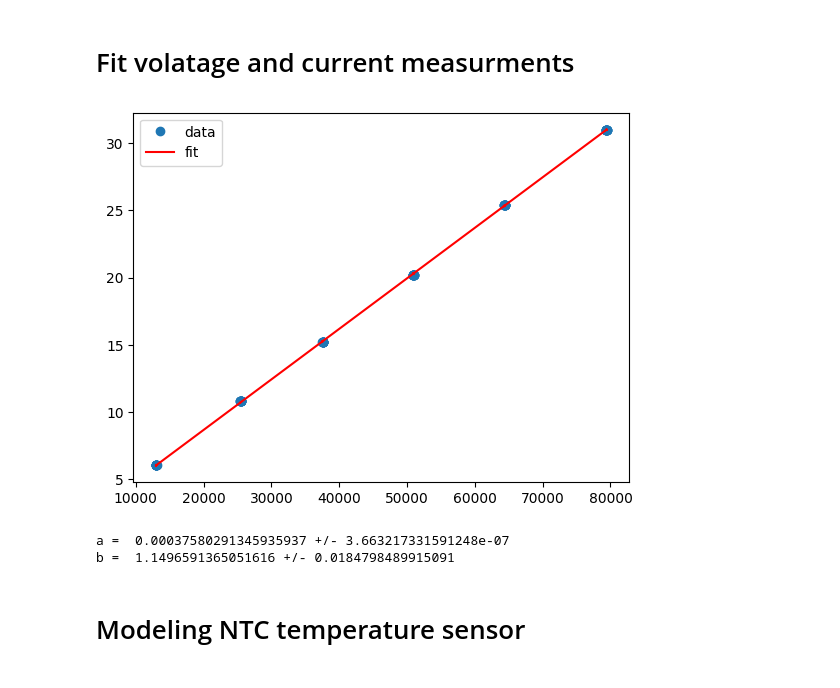
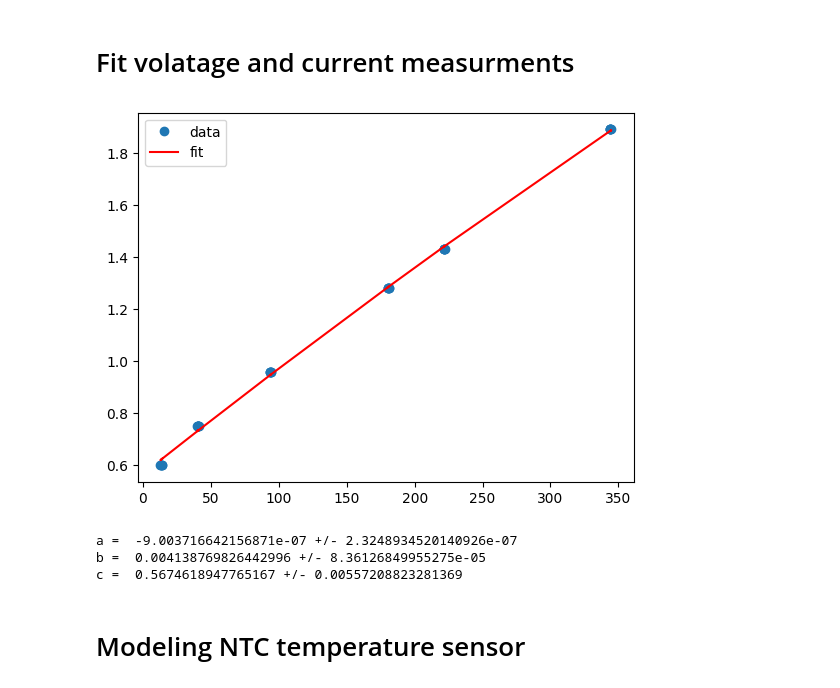
Before and after one commit to ZeniteSolar/MCC22, a Jupyter notebook: design/adc/adc.ipynb, the cells around one changed output. Drawn from its saved outputs; the diff is of its cells as text; code cells hidden in the pictures.

Commit message:
feat[adc]: plot tests with new adc

```diff
--- a/design/adc/adc.ipynb
+++ b/design/adc/adc.ipynb
@@ -85,32 +85,35 @@ Sampling Time:  24.5
 # %%
 import scipy as sci
 import pandas as pd
 # Plot
 import matplotlib.pyplot as plt
 
-def f(x, a, b):
-    return (a * x) + b
+def f(x, a, b, c):
+    return (a * (x ** 2)) + (b * x) + c
 
 # Read data
 #df = pd.read_csv('current_panel.csv')
-df = pd.read_csv('voltage_battery.csv')
+df = pd.read_csv('current_battery copy.csv')
 
 # Fit
 popt, pcov = sci.optimize.curve_fit(f, df.adc, df.measurement)
 
 # Plot
 plt.plot(df.adc, df.measurement, 'o', label='data')
 plt.plot(df.adc, f(df.adc, *popt), 'r-', label='fit')
 plt.legend()
 plt.show()
 
 print("a = ", popt[0], "+/-", pcov[0,0]**0.5)
 
 print("b = ", popt[1], "+/-", pcov[1,1]**0.5)
+
+print("c = ", popt[2], "+/-", pcov[2,2]**0.5)
 # %% [output]
-[figure, old version]
+[figure, new version]
-a =  0.00037580291345935937 +/- 3.663217331591248e-07
-b =  1.1496591365051616 +/- 0.0184798489915091
+a =  -9.003716642156871e-07 +/- 2.3248934520140926e-07
+b =  0.004138769826442996 +/- 8.36126849955275e-05
+c =  0.5674618947765167 +/- 0.00557208823281369
 # %% [markdown]
 # Modeling NTC temperature sensor
 # %%
```
Also changed, not shown: parts of 1 cell of this notebook, 4 other files.
